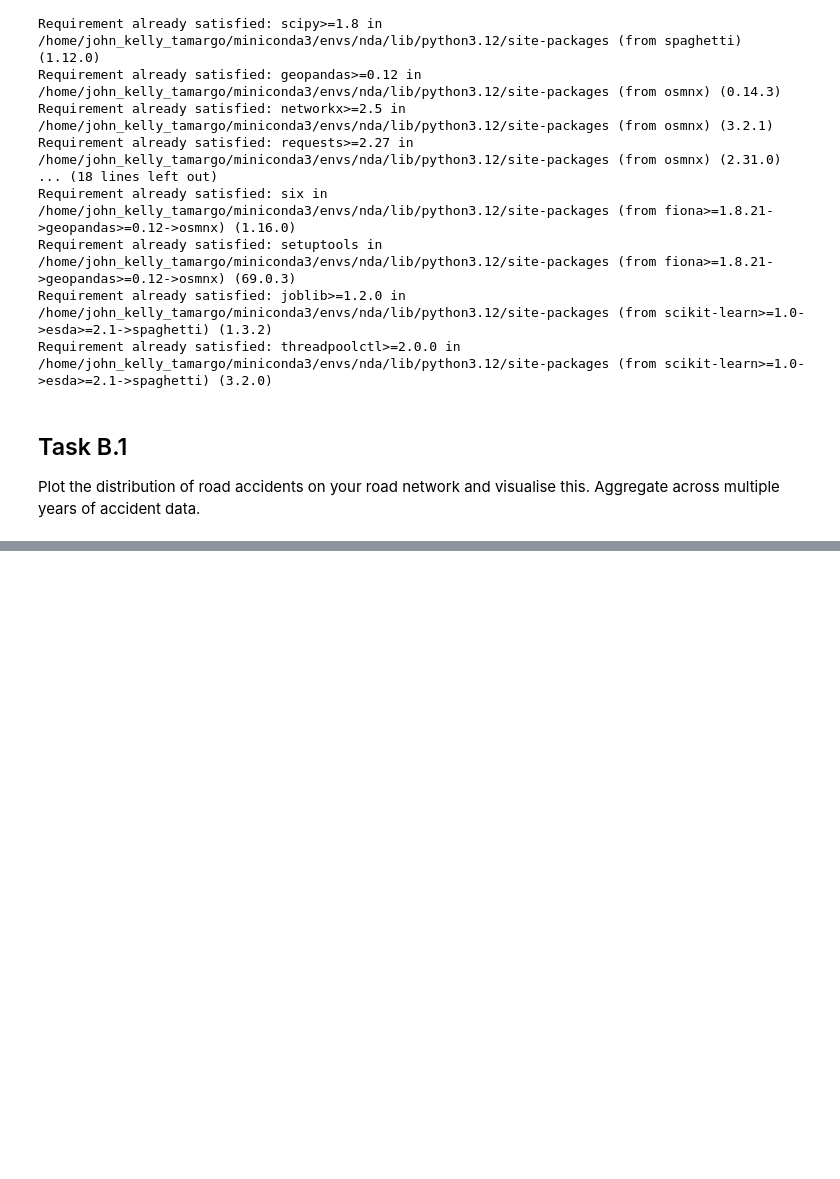
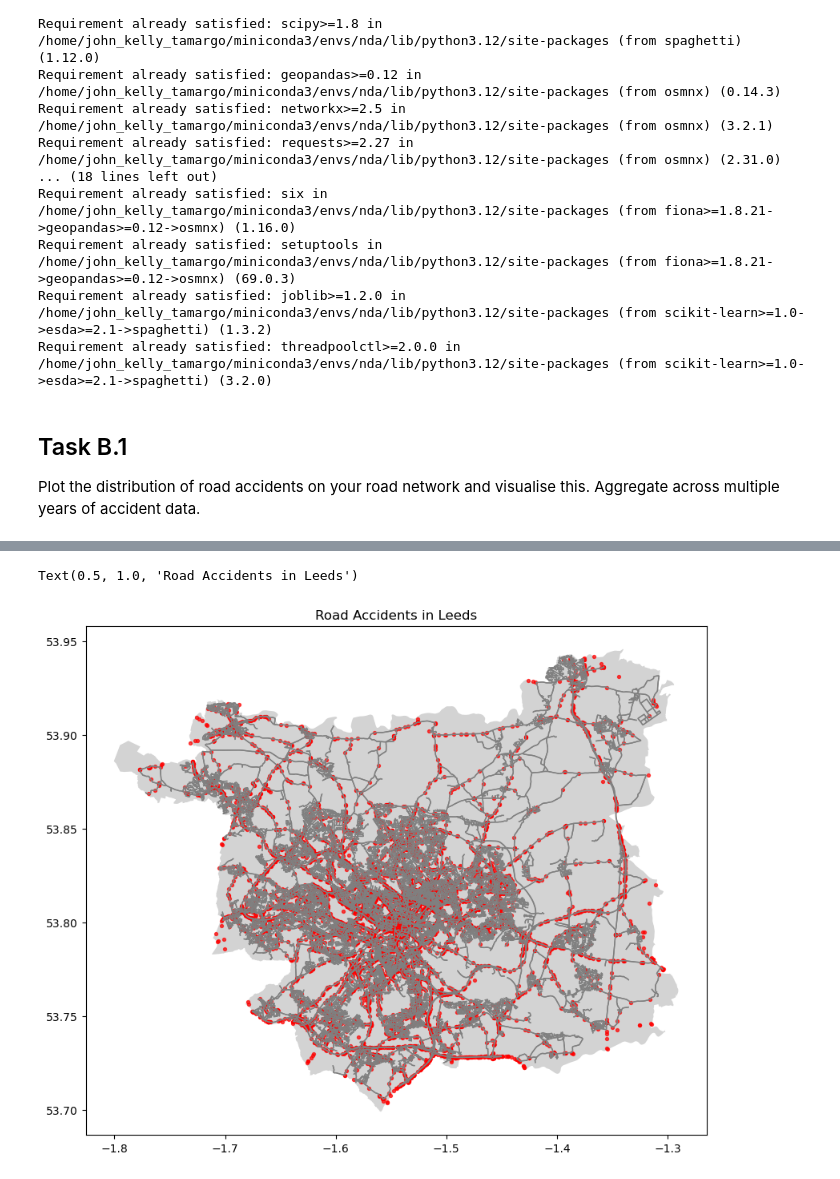
Before and after one commit to RichardGubijev/NDACW2, a Jupyter notebook: taskB/task_b.ipynb, the cells around one changed output, grey strips where cells are left out. Cells and saved outputs as stored; diff of their text form; code cells hidden in the pictures; blank space fills up the shorter version.

```diff
--- a/taskB/task_b.ipynb
+++ b/taskB/task_b.ipynb
@@ -86,0 +72,19 @@ concat_data.to_csv('test.csv')
+# %%
+graph_with_roads = ox.graph_from_place(PLACE_OF_INTEREST, network_type='drive')
+fig, ax = plt.subplots(figsize=(10, 10))
+
+gdf = gpd.GeoDataFrame(concat_data, geometry = gpd.points_from_xy(concat_data.longitude, concat_data.latitude))
+gdf.crs = "EPSG:4326"
+
+area.plot(ax=ax, facecolor='lightgray')
+
+# Plot the roads
+edges = ox.graph_to_gdfs(graph_with_roads, nodes=False, edges=True)
+edges.plot(ax=ax, linewidth=1, edgecolor='gray')
+
+gdf.plot(ax=ax, markersize=8, color='red', alpha=0.7)
+
+ax.set_title("Road Accidents in Leeds")
+# %% [output]
+Text(0.5, 1.0, 'Road Accidents in Leeds')
+[figure, added]
```
Also changed, not shown: parts of 14 cells of this notebook, 3 other files.
